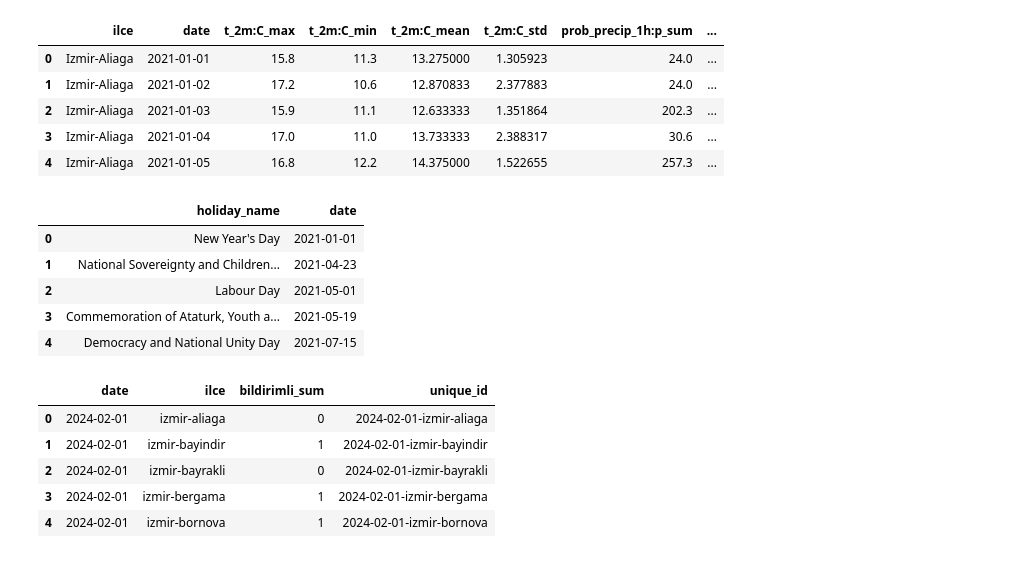
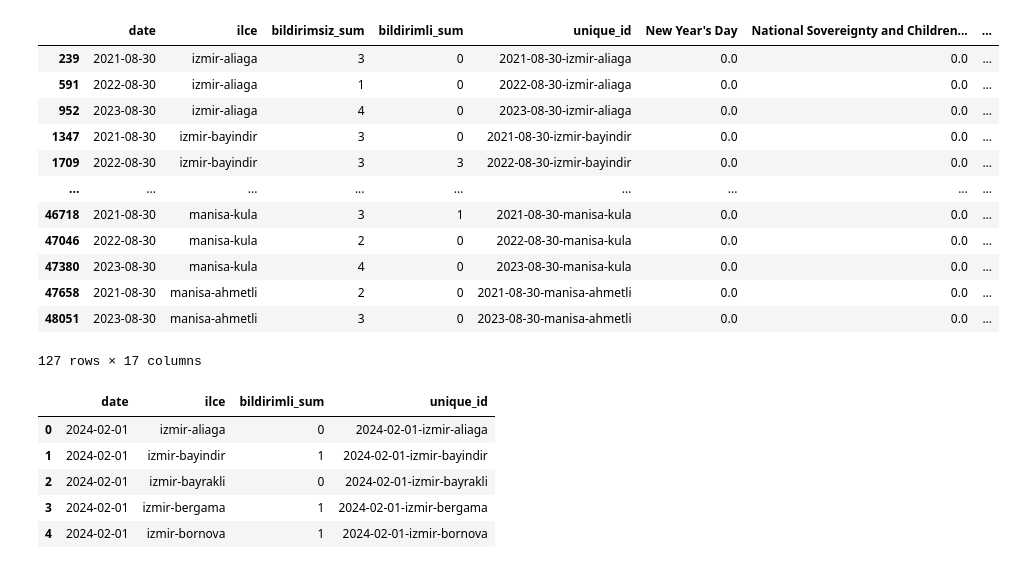
Before and after one commit to linaund1000/gdz-datathon, a Jupyter notebook: data_generation.ipynb, the cells around one changed output. Saved outputs shown, nothing was run; the diff lists cells and outputs as text; code cells hidden in the pictures.

```diff
--- a/data_generation.ipynb
+++ b/data_generation.ipynb
@@ -41,3 +42,8 @@ def aggregate_weather_data(daily_weather):
 def create_unique_id(df):
     df['unique_id'] = df['date'].astype(str) +  '-' +df['ilce'].astype(str)
     return df
+# %%
+train.columns = ['date' , 'ilce' , 'bildirimsiz_sum', 'bildirimli_sum']
+train = create_unique_id(train)
+train['date'] = pd.to_datetime(train['date'])
+ #Process data and train model
@@ -44,7 +54,13 @@ def create_unique_id(df):
 # %%
-# Rename columns in holidays_df and convert date format
-holidays.columns = ['year', 'month', 'day', 'holiday_name']
+holidays = pd.read_csv('holidays.csv')
+holidays.columns =['year', 'month' ,'day' , 'holiday']
+add_columns = holidays['holiday']
+# Create a new column for each unique holiday name
+
 holidays['date'] = pd.to_datetime(holidays[['year', 'month', 'day']])
-holidays.drop(['year', 'month', 'day'], axis=1, inplace=True)
-holidays.info()
+for new in holidays['holiday'].unique():
+    holidays[new] = (holidays['holiday'] == new).astype(int)
+holidays.drop(['holiday', 'year', 'month', 'day'] , axis=1 , inplace=True)
+holidays.columns
+holidays.head()
 # %% [output]
@@ -72,24 +73,22 @@ train.head()
-# %%
-weather.columns = ['date', 'lat', 'lon', 't_2m:C', 'effective_cloud_cover:p', 'global_rad:W', 'relative_humidity_2m:p', 'wind_dir_10m:d', 'wind_speed_10m:ms', 'prob_precip_1h:p', 't_apparent:C', 'ilce']
-weather = aggregate_weather_data(weather)
-weather = create_unique_id(weather)
-weather.head()
-# %% [output]
-|  | ilce | date | t_2m:C_max | t_2m:C_min | t_2m:C_mean | t_2m:C_std | prob_precip_1h:p_sum | ... |
-| 0 | Izmir-Aliaga | 2021-01-01 | 15.8 | 11.3 | 13.275000 | 1.305923 | 24.0 | ... |
-| 1 | Izmir-Aliaga | 2021-01-02 | 17.2 | 10.6 | 12.870833 | 2.377883 | 24.0 | ... |
-| 2 | Izmir-Aliaga | 2021-01-03 | 15.9 | 11.1 | 12.633333 | 1.351864 | 202.3 | ... |
-| 3 | Izmir-Aliaga | 2021-01-04 | 17.0 | 11.0 | 13.733333 | 2.388317 | 30.6 | ... |
-| 4 | Izmir-Aliaga | 2021-01-05 | 16.8 | 12.2 | 14.375000 | 1.522655 | 257.3 | ... |
-# %%
-holidays.head()
-# %% [output]
-|  | holiday_name | date |
-| 0 | New Year's Day | 2021-01-01 |
-| 1 | National Sovereignty and Children... | 2021-04-23 |
-| 2 | Labour Day | 2021-05-01 |
-| 3 | Commemoration of Ataturk, Youth a... | 2021-05-19 |
-| 4 | Democracy and National Unity Day | 2021-07-15 |
+# %%
+
+merged_data = pd.merge(train, holidays, on='date', how='left')
+
+merged_data[merged_data['Victory Day'] == 1]
+# %% [output]
+|  | date | ilce | bildirimsiz_sum | bildirimli_sum | unique_id | New Year's Day | National Sovereignty and Children... | ... |
+| 239 | 2021-08-30 | izmir-aliaga | 3 | 0 | 2021-08-30-izmir-aliaga | 0.0 | 0.0 | ... |
+| 591 | 2022-08-30 | izmir-aliaga | 1 | 0 | 2022-08-30-izmir-aliaga | 0.0 | 0.0 | ... |
+| 952 | 2023-08-30 | izmir-aliaga | 4 | 0 | 2023-08-30-izmir-aliaga | 0.0 | 0.0 | ... |
+| 1347 | 2021-08-30 | izmir-bayindir | 3 | 0 | 2021-08-30-izmir-bayindir | 0.0 | 0.0 | ... |
+| 1709 | 2022-08-30 | izmir-bayindir | 3 | 3 | 2022-08-30-izmir-bayindir | 0.0 | 0.0 | ... |
+| ... | ... | ... | ... | ... | ... | ... | ... | ... |
+| 46718 | 2021-08-30 | manisa-kula | 3 | 1 | 2021-08-30-manisa-kula | 0.0 | 0.0 | ... |
+| 47046 | 2022-08-30 | manisa-kula | 2 | 0 | 2022-08-30-manisa-kula | 0.0 | 0.0 | ... |
+| 47380 | 2023-08-30 | manisa-kula | 4 | 0 | 2023-08-30-manisa-kula | 0.0 | 0.0 | ... |
+| 47658 | 2021-08-30 | manisa-ahmetli | 2 | 0 | 2021-08-30-manisa-ahmetli | 0.0 | 0.0 | ... |
+| 48051 | 2023-08-30 | manisa-ahmetli | 3 | 0 | 2023-08-30-manisa-ahmetli | 0.0 | 0.0 | ... |
+127 rows × 17 columns
 # %%
 test.columns= ['date','ilce','bildirimli_sum']
 test = create_unique_id(test)
```
Also changed, not shown: parts of 23 cells of this notebook.
